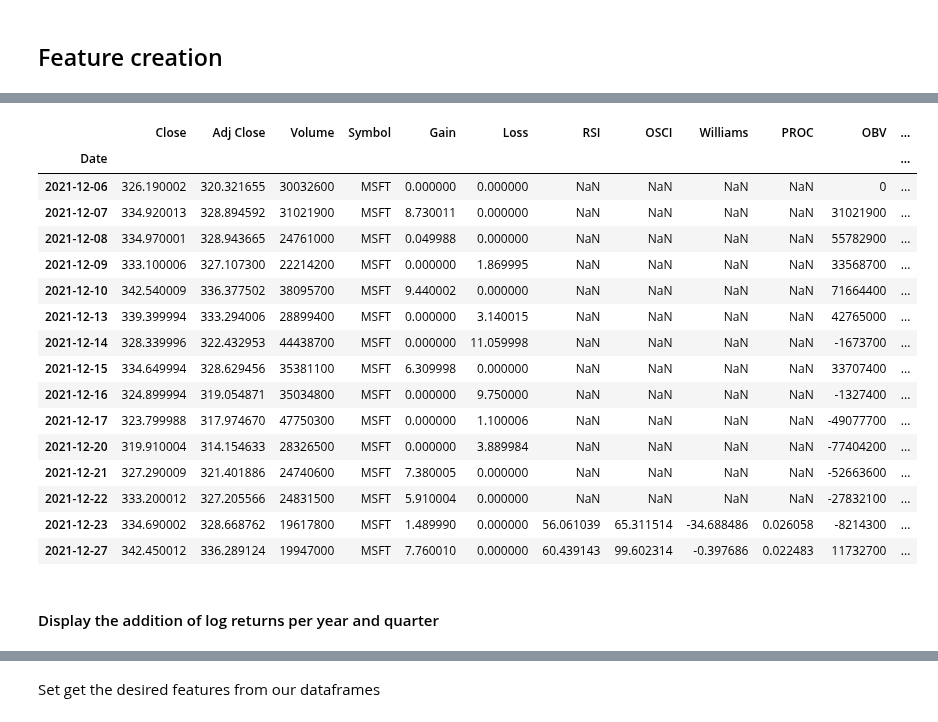
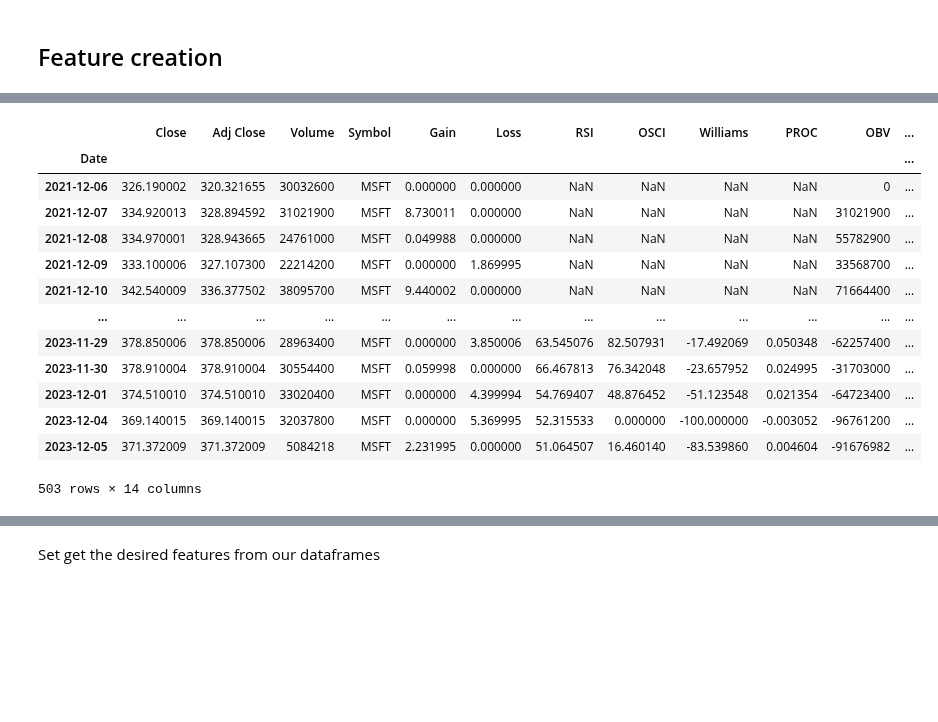
Before and after one commit to karla-mond/stockPred-Mex, a Jupyter notebook: xgboost/tsf_xgboost.ipynb, the cells around one changed output, grey strips where cells are left out. Saved outputs shown, nothing was run; the diff lists cells and outputs as text; code cells hidden in the pictures; blank space fills up the shorter version.

```diff
--- a/xgboost/tsf_xgboost.ipynb
+++ b/xgboost/tsf_xgboost.ipynb
@@ -226,6 +218,8 @@ def addClassLabel(df):
 
     df['Class'] = np.sign(df['Close'].diff()).fillna(0)
     df['Class'] = df['Class'].replace(0, 1)
+    df['Class'] = df['Class'].replace(-1, 0)
+
 
     return df
 # %%
@@ -243,24 +237,19 @@ def addFeatures(df):
     return df
 # %%
 df_msft = addFeatures(df_msft)
-df_msft.head(15)
+df_msft
 # %% [output]
 |  | Close | Adj Close | Volume | Symbol | Gain | Loss | RSI | OSCI | Williams | PROC | OBV | ... |
 | Date |  |  |  |  |  |  |  |  |  |  |  | ... |
 | 2021-12-06 | 326.190002 | 320.321655 | 30032600 | MSFT | 0.000000 | 0.000000 | NaN | NaN | NaN | NaN | 0 | ... |
 | 2021-12-07 | 334.920013 | 328.894592 | 31021900 | MSFT | 8.730011 | 0.000000 | NaN | NaN | NaN | NaN | 31021900 | ... |
 | 2021-12-08 | 334.970001 | 328.943665 | 24761000 | MSFT | 0.049988 | 0.000000 | NaN | NaN | NaN | NaN | 55782900 | ... |
 | 2021-12-09 | 333.100006 | 327.107300 | 22214200 | MSFT | 0.000000 | 1.869995 | NaN | NaN | NaN | NaN | 33568700 | ... |
 | 2021-12-10 | 342.540009 | 336.377502 | 38095700 | MSFT | 9.440002 | 0.000000 | NaN | NaN | NaN | NaN | 71664400 | ... |
-| 2021-12-13 | 339.399994 | 333.294006 | 28899400 | MSFT | 0.000000 | 3.140015 | NaN | NaN | NaN | NaN | 42765000 | ... |
-| 2021-12-14 | 328.339996 | 322.432953 | 44438700 | MSFT | 0.000000 | 11.059998 | NaN | NaN | NaN | NaN | -1673700 | ... |
-| 2021-12-15 | 334.649994 | 328.629456 | 35381100 | MSFT | 6.309998 | 0.000000 | NaN | NaN | NaN | NaN | 33707400 | ... |
-| 2021-12-16 | 324.899994 | 319.054871 | 35034800 | MSFT | 0.000000 | 9.750000 | NaN | NaN | NaN | NaN | -1327400 | ... |
-| 2021-12-17 | 323.799988 | 317.974670 | 47750300 | MSFT | 0.000000 | 1.100006 | NaN | NaN | NaN | NaN | -49077700 | ... |
-| 2021-12-20 | 319.910004 | 314.154633 | 28326500 | MSFT | 0.000000 | 3.889984 | NaN | NaN | NaN | NaN | -77404200 | ... |
-| 2021-12-21 | 327.290009 | 321.401886 | 24740600 | MSFT | 7.380005 | 0.000000 | NaN | NaN | NaN | NaN | -52663600 | ... |
-| 2021-12-22 | 333.200012 | 327.205566 | 24831500 | MSFT | 5.910004 | 0.000000 | NaN | NaN | NaN | NaN | -27832100 | ... |
-| 2021-12-23 | 334.690002 | 328.668762 | 19617800 | MSFT | 1.489990 | 0.000000 | 56.061039 | 65.311514 | -34.688486 | 0.026058 | -8214300 | ... |
-| 2021-12-27 | 342.450012 | 336.289124 | 19947000 | MSFT | 7.760010 | 0.000000 | 60.439143 | 99.602314 | -0.397686 | 0.022483 | 11732700 | ... |
+| ... | ... | ... | ... | ... | ... | ... | ... | ... | ... | ... | ... | ... |
+| 2023-11-29 | 378.850006 | 378.850006 | 28963400 | MSFT | 0.000000 | 3.850006 | 63.545076 | 82.507931 | -17.492069 | 0.050348 | -62257400 | ... |
+| 2023-11-30 | 378.910004 | 378.910004 | 30554400 | MSFT | 0.059998 | 0.000000 | 66.467813 | 76.342048 | -23.657952 | 0.024995 | -31703000 | ... |
+| 2023-12-01 | 374.510010 | 374.510010 | 33020400 | MSFT | 0.000000 | 4.399994 | 54.769407 | 48.876452 | -51.123548 | 0.021354 | -64723400 | ... |
+| 2023-12-04 | 369.140015 | 369.140015 | 32037800 | MSFT | 0.000000 | 5.369995 | 52.315533 | 0.000000 | -100.000000 | -0.003052 | -96761200 | ... |
+| 2023-12-05 | 371.372009 | 371.372009 | 5084218 | MSFT | 2.231995 | 0.000000 | 51.064507 | 16.460140 | -83.539860 | 0.004604 | -91676982 | ... |
+503 rows × 14 columns
-# %% [markdown]
-#### Display the addition of log returns per year and quarter
```
Also changed, not shown: parts of 16 cells of this notebook.
